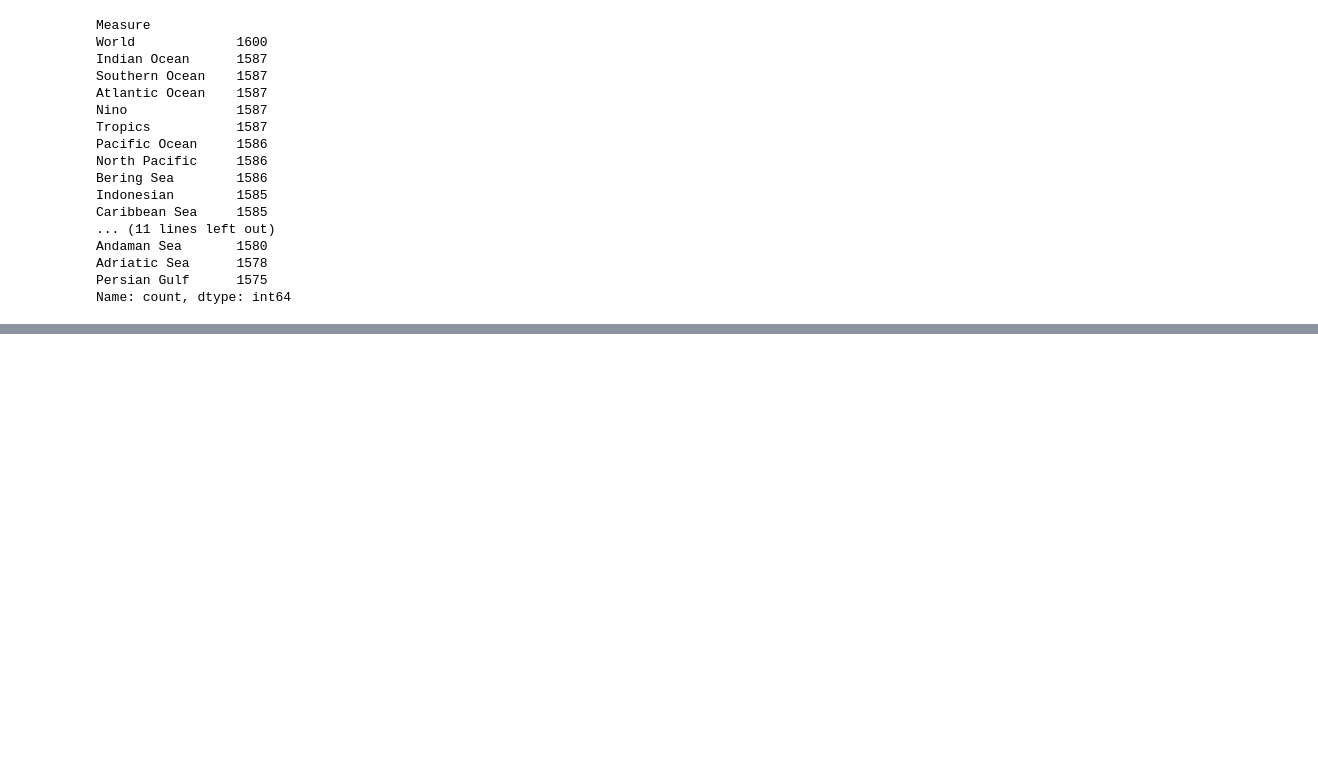
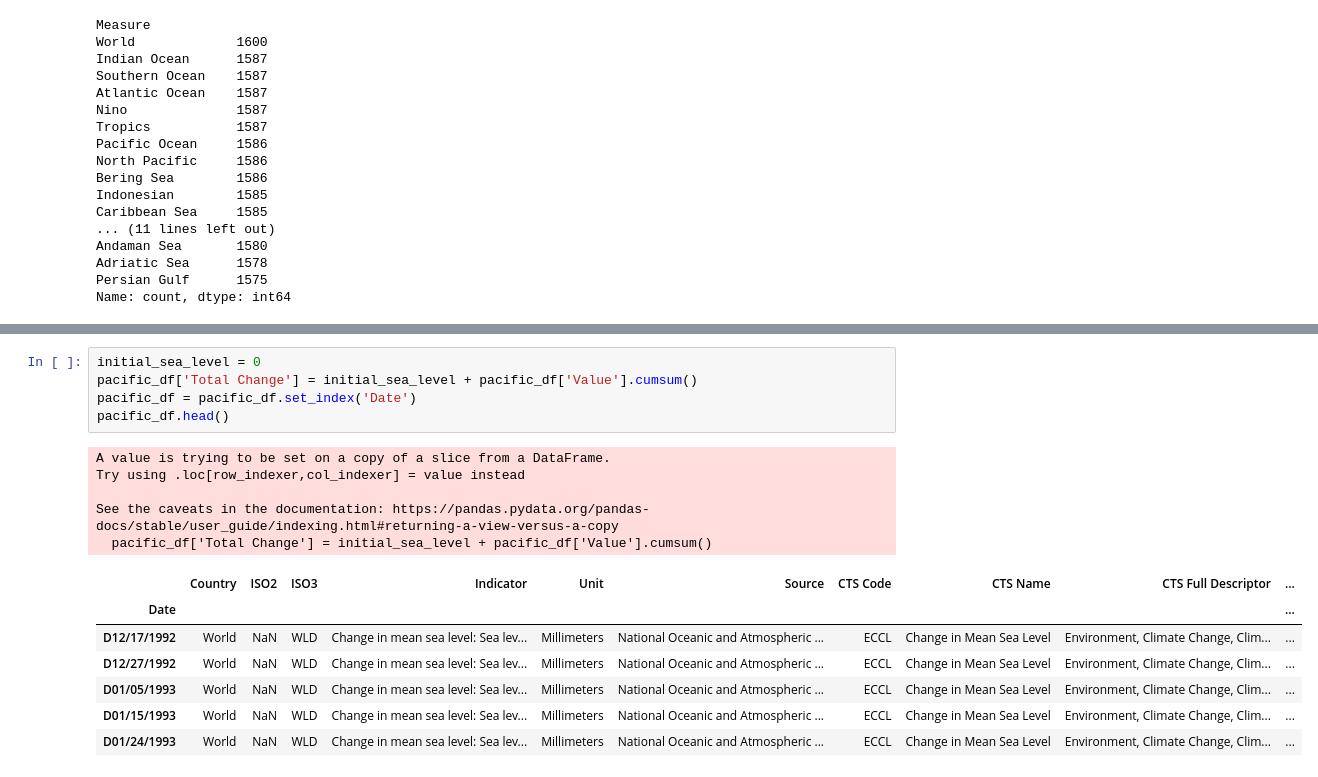
Before and after one commit to Ahshaam/Analysis_of_Sea_Levels, a Jupyter notebook: Project-1/Project_Notebook.ipynb, the cells around one changed output, grey strips where cells are left out. Cells and saved outputs as stored; diff of their text form; blank space fills up the shorter version.

```diff
--- a/Project-1/Project_Notebook.ipynb
+++ b/Project-1/Project_Notebook.ipynb
@@ -44,0 +171,18 @@ Name: count, dtype: int64
+# %%
+initial_sea_level = 0
+pacific_df['Total Change'] = initial_sea_level + pacific_df['Value'].cumsum()
+pacific_df = pacific_df.set_index('Date')
+pacific_df.head()
+# %% [output]
+A value is trying to be set on a copy of a slice from a DataFrame.
+Try using .loc[row_indexer,col_indexer] = value instead
+
+See the caveats in the documentation: https://pandas.pydata.org/pandas-docs/stable/user_guide/indexing.html#returning-a-view-versus-a-copy
+  pacific_df['Total Change'] = initial_sea_level + pacific_df['Value'].cumsum()
+|  | Country | ISO2 | ISO3 | Indicator | Unit | Source | CTS Code | CTS Name | CTS Full Descriptor | ... |
+| Date |  |  |  |  |  |  |  |  |  | ... |
+| D12/17/1992 | World | NaN | WLD | Change in mean sea level: Sea lev... | Millimeters | National Oceanic and Atmospheric ... | ECCL | Change in Mean Sea Level | Environment, Climate Change, Clim... | ... |
+| D12/27/1992 | World | NaN | WLD | Change in mean sea level: Sea lev... | Millimeters | National Oceanic and Atmospheric ... | ECCL | Change in Mean Sea Level | Environment, Climate Change, Clim... | ... |
+| D01/05/1993 | World | NaN | WLD | Change in mean sea level: Sea lev... | Millimeters | National Oceanic and Atmospheric ... | ECCL | Change in Mean Sea Level | Environment, Climate Change, Clim... | ... |
+| D01/15/1993 | World | NaN | WLD | Change in mean sea level: Sea lev... | Millimeters | National Oceanic and Atmospheric ... | ECCL | Change in Mean Sea Level | Environment, Climate Change, Clim... | ... |
+| D01/24/1993 | World | NaN | WLD | Change in mean sea level: Sea lev... | Millimeters | National Oceanic and Atmospheric ... | ECCL | Change in Mean Sea Level | Environment, Climate Change, Clim... | ... |
```
Also changed, not shown: parts of 19 cells of this notebook.
